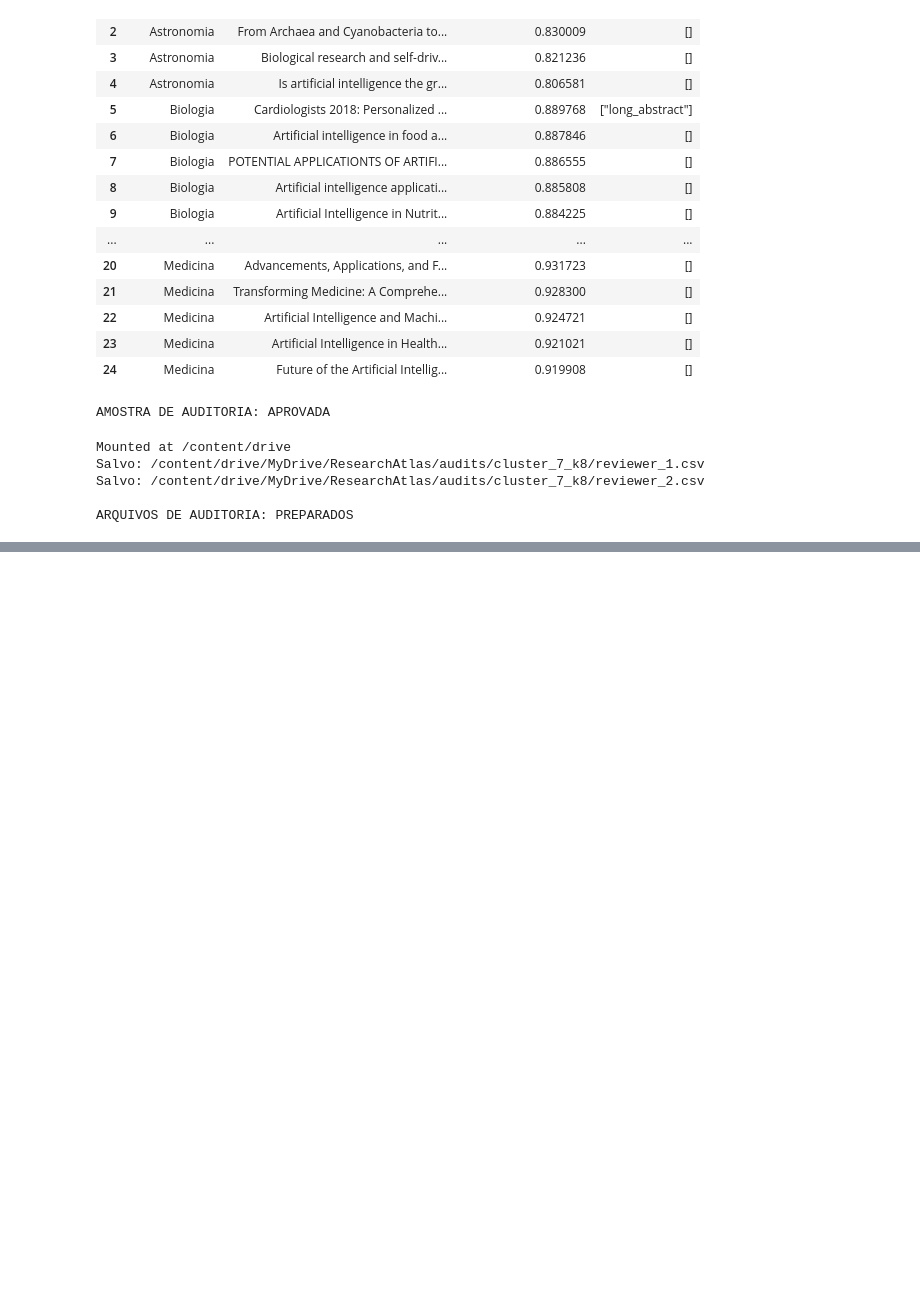
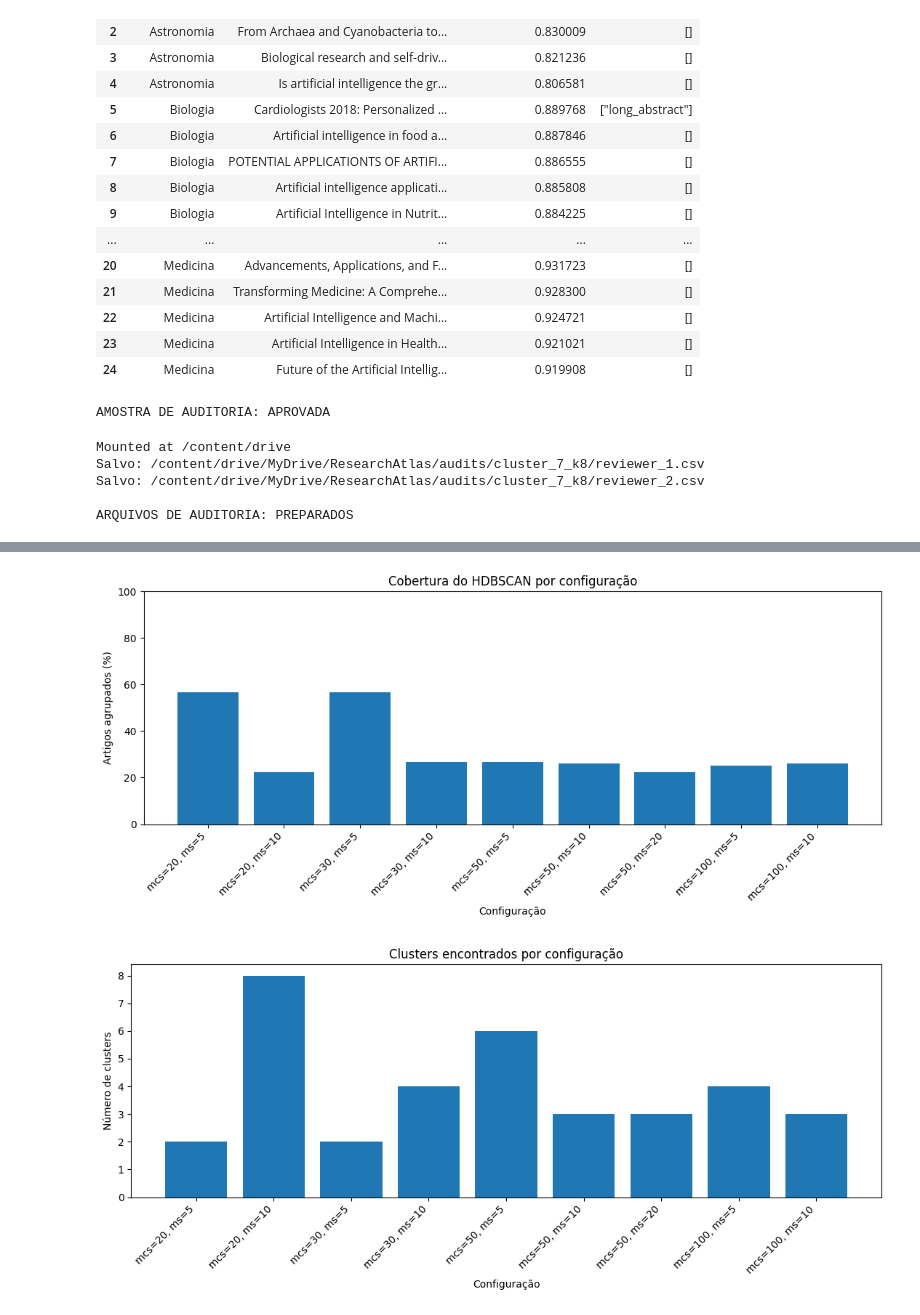
Before and after one commit to Sgnsilv/ResearchAtlas, a Jupyter notebook: notebooks/02_clusterizacao.ipynb, the cells around one changed output, grey strips where cells are left out. Saved outputs shown, nothing was run; the diff lists cells and outputs as text; code cells hidden in the pictures; blank space fills up the shorter version.

Commit message:
feat: adiciona experimentos comparativos de clusterizacao

```diff
--- a/notebooks/02_clusterizacao.ipynb
+++ b/notebooks/02_clusterizacao.ipynb
@@ -795,0 +1184,41 @@ ARQUIVOS DE AUDITORIA: PREPARADOS
+# %%
+import matplotlib.pyplot as plt
+
+plot_df = hdbscan_results_df.copy()
+
+plot_df["config"] = (
+    "mcs=" + plot_df["min_cluster_size"].astype(str)
+    + ", ms=" + plot_df["min_samples"].astype(str)
+)
+
+plt.figure(figsize=(11, 5))
+
+plt.bar(
+    plot_df["config"],
+    100 - plot_df["noise_pct"],
+)
+
+plt.xticks(rotation=45, ha="right")
+plt.ylabel("Artigos agrupados (%)")
+plt.xlabel("Configuração")
+plt.title("Cobertura do HDBSCAN por configuração")
+plt.ylim(0, 100)
+plt.tight_layout()
+plt.show()
+
+plt.figure(figsize=(11, 5))
+
+plt.bar(
+    plot_df["config"],
+    plot_df["n_clusters"],
+)
+
+plt.xticks(rotation=45, ha="right")
+plt.ylabel("Número de clusters")
+plt.xlabel("Configuração")
+plt.title("Clusters encontrados por configuração")
+plt.tight_layout()
+plt.show()
+# %% [output]
+[figure, added]
+[figure, added]
```
Also changed, not shown: parts of 10 cells of this notebook.
